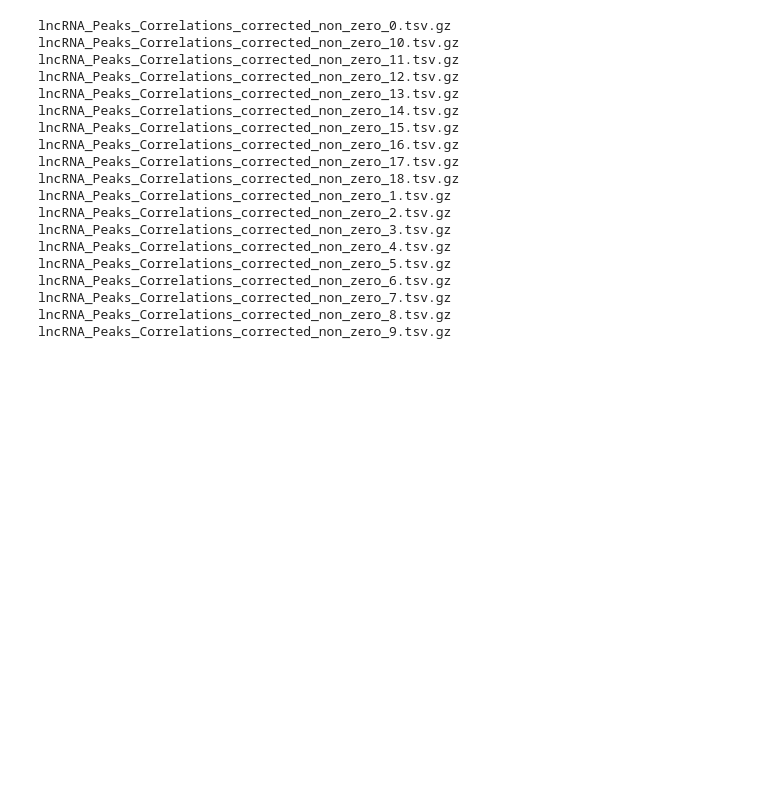
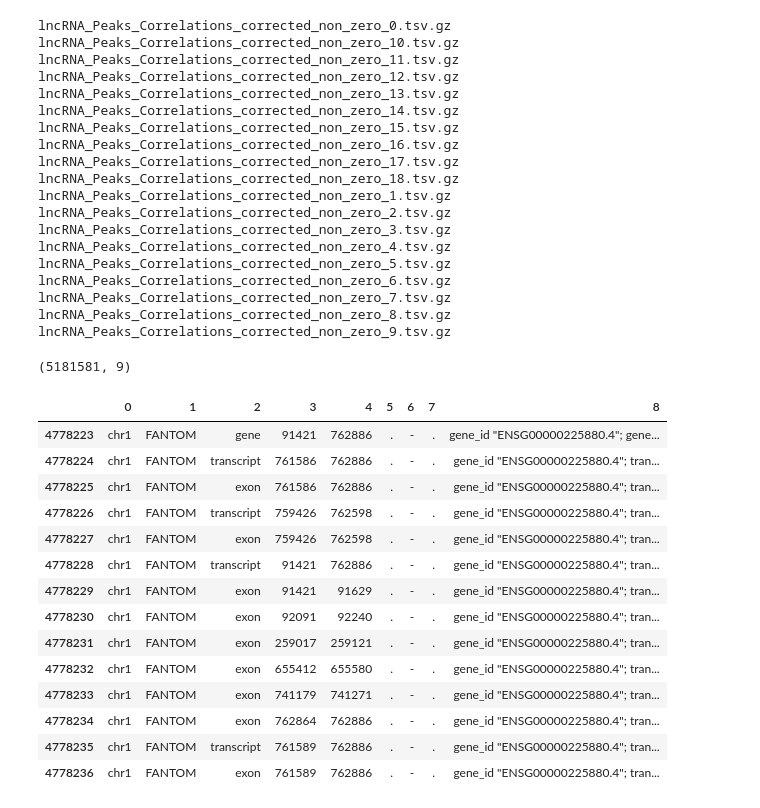
Before and after one commit to magletdinov/fantom.ips-himorna.peaks, a Jupyter notebook: scripts/methylation_new.ipynb, the cells around one changed output. Drawn from its saved outputs; the diff is of its cells as text; code cells hidden in the pictures; blank space fills up the shorter version.

```diff
--- a/scripts/methylation_new.ipynb
+++ b/scripts/methylation_new.ipynb
@@ -11,12 +12,14 @@ import numpy as np
 import pandas as pd
 from pathlib import Path
 PWD = Path().cwd()
-MAZUR = Path("/data/mazurovev/all_marks/methylation/lncRNA_Peaks_corrs").resolve()
+#MAZUR = Path("/data/mazurovev/all_marks/methylation/lncRNA_Peaks_corrs").resolve()
 DATA = Path("../data")
 METHYL = DATA / "methylation_peaks"
-ANNO = Path("/home/magletdinov/shared/annotations")
+METHYL_CONCAT = DATA / "methylation_peaks_concat"
+ANNO = Path("/export/home/public/agletdinov_shared/annotations")
 PREPROCESSING = Path("../preprocessing")
 METHYL_INDEX = PREPROCESSING / "methyl_index"
+METHYL_BED = PREPROCESSING / "methyl_bed"
 # %%
 import gzip
 import pandas as pd
@@ -122,0 +187,4 @@ ENSG00000280047
+# %%
+files = [i for i in METHYL_BED.glob('*.bed')]
+x = pybedtools.BedTool(files[0])
+bed_concat = x.cat(*files[1:])
@@ -168,3 +387,30 @@ lncRNA_Peaks_Correlations_corrected_non_zero_9.tsv.gz
 corr_df = pd.concat([pd.read_csv(to_df, sep="\t") for to_df in METHYL.glob("*.tsv.gz")])
 corr_df.sort_values(by=["lnc_ens", "0", "1"], inplace=True)
 corr_df.shape
+# %%
+# Указываем путь к файлу
+gtf_file = ANNO / "FANTOM_CAT.lv2_permissive.gtf.gz"
+anno = pd.read_csv(gtf_file, sep="\t", header=None)
+anno.shape
+# %% [output]
+(5181581, 9)
+# %%
+mask = anno[8].apply(lambda x: "ENSG00000225880" in x)
+# %%
+anno[mask]
+# %% [output]
+|  | 0 | 1 | 2 | 3 | 4 | 5 | 6 | 7 | 8 |
+| 4778223 | chr1 | FANTOM | gene | 91421 | 762886 | . | - | . | gene_id "ENSG00000225880.4"; gene... |
+| 4778224 | chr1 | FANTOM | transcript | 761586 | 762886 | . | - | . | gene_id "ENSG00000225880.4"; tran... |
+| 4778225 | chr1 | FANTOM | exon | 761586 | 762886 | . | - | . | gene_id "ENSG00000225880.4"; tran... |
+| 4778226 | chr1 | FANTOM | transcript | 759426 | 762598 | . | - | . | gene_id "ENSG00000225880.4"; tran... |
+| 4778227 | chr1 | FANTOM | exon | 759426 | 762598 | . | - | . | gene_id "ENSG00000225880.4"; tran... |
+| 4778228 | chr1 | FANTOM | transcript | 91421 | 762886 | . | - | . | gene_id "ENSG00000225880.4"; tran... |
+| 4778229 | chr1 | FANTOM | exon | 91421 | 91629 | . | - | . | gene_id "ENSG00000225880.4"; tran... |
+| 4778230 | chr1 | FANTOM | exon | 92091 | 92240 | . | - | . | gene_id "ENSG00000225880.4"; tran... |
+| 4778231 | chr1 | FANTOM | exon | 259017 | 259121 | . | - | . | gene_id "ENSG00000225880.4"; tran... |
+| 4778232 | chr1 | FANTOM | exon | 655412 | 655580 | . | - | . | gene_id "ENSG00000225880.4"; tran... |
+| 4778233 | chr1 | FANTOM | exon | 741179 | 741271 | . | - | . | gene_id "ENSG00000225880.4"; tran... |
+| 4778234 | chr1 | FANTOM | exon | 762864 | 762886 | . | - | . | gene_id "ENSG00000225880.4"; tran... |
+| 4778235 | chr1 | FANTOM | transcript | 761589 | 762886 | . | - | . | gene_id "ENSG00000225880.4"; tran... |
+| 4778236 | chr1 | FANTOM | exon | 761589 | 762886 | . | - | . | gene_id "ENSG00000225880.4"; tran... |
```
Also changed, not shown: parts of 40 cells of this notebook, 7 other files.
